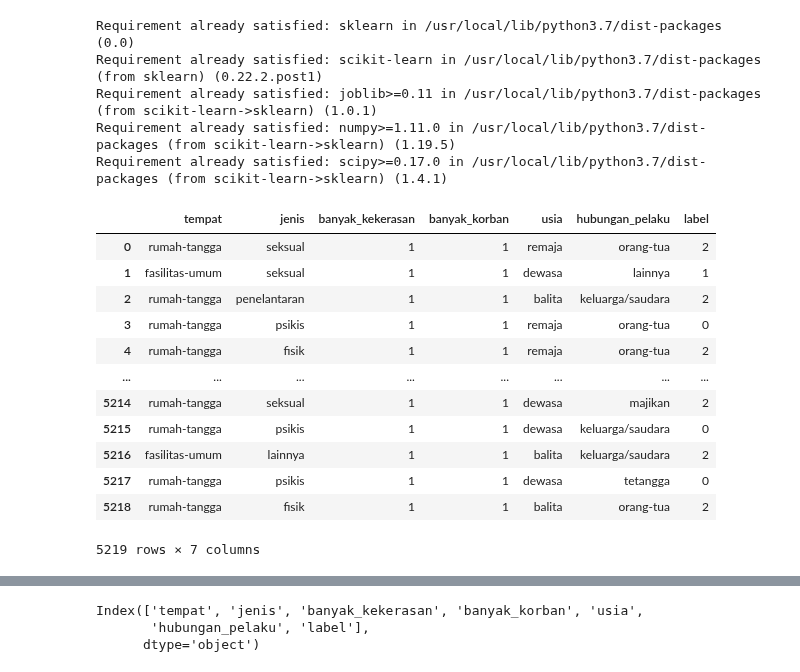
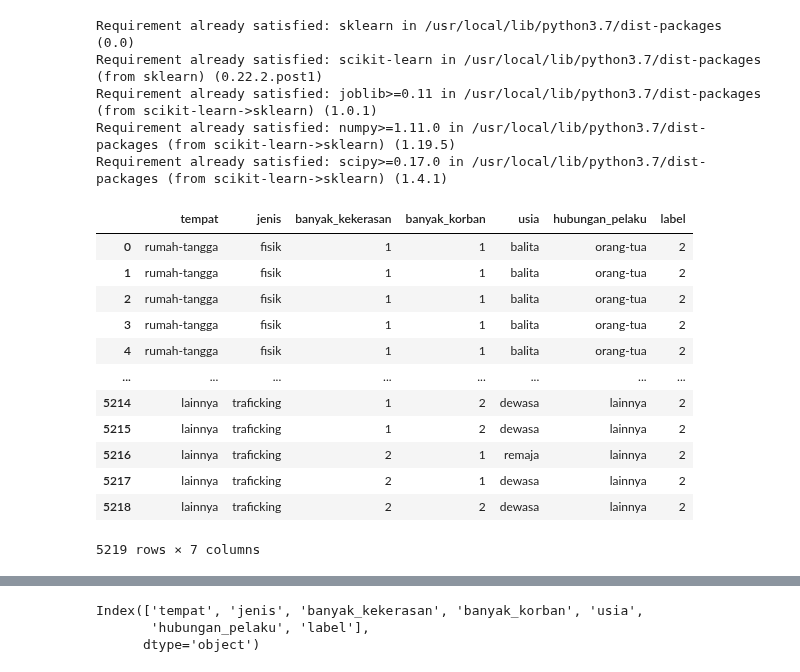
Before and after one commit to martinpdab/asapa, a Jupyter notebook: machine_learning.ipynb, the cells around one changed output, grey strips where cells are left out. Cells and saved outputs as stored; diff of their text form; code cells hidden in the pictures.

```diff
--- a/machine_learning.ipynb
+++ b/machine_learning.ipynb
@@ -26,18 +26,19 @@ from sklearn.model_selection import train_test_split
 # %%
-URL = 'https://raw.githubusercontent.com/martinpdab/asapa/main/dataset/dataset-kasus-shuffled%20(1).csv'
+#using new dataset
+URL = 'https://raw.githubusercontent.com/martinpdab/asapa/main/dataset/New%20Dataset%20Kasus%20Kekerasan.csv'
 dataframe = pd.read_csv(URL)
 dataframe
 # %% [output]
 |  | tempat | jenis | banyak_kekerasan | banyak_korban | usia | hubungan_pelaku | label |
-| 0 | rumah-tangga | seksual | 1 | 1 | remaja | orang-tua | 2 |
-| 1 | fasilitas-umum | seksual | 1 | 1 | dewasa | lainnya | 1 |
-| 2 | rumah-tangga | penelantaran | 1 | 1 | balita | keluarga/saudara | 2 |
-| 3 | rumah-tangga | psikis | 1 | 1 | remaja | orang-tua | 0 |
-| 4 | rumah-tangga | fisik | 1 | 1 | remaja | orang-tua | 2 |
+| 0 | rumah-tangga | fisik | 1 | 1 | balita | orang-tua | 2 |
+| 1 | rumah-tangga | fisik | 1 | 1 | balita | orang-tua | 2 |
+| 2 | rumah-tangga | fisik | 1 | 1 | balita | orang-tua | 2 |
+| 3 | rumah-tangga | fisik | 1 | 1 | balita | orang-tua | 2 |
+| 4 | rumah-tangga | fisik | 1 | 1 | balita | orang-tua | 2 |
 | ... | ... | ... | ... | ... | ... | ... | ... |
-| 5214 | rumah-tangga | seksual | 1 | 1 | dewasa | majikan | 2 |
-| 5215 | rumah-tangga | psikis | 1 | 1 | dewasa | keluarga/saudara | 0 |
-| 5216 | fasilitas-umum | lainnya | 1 | 1 | balita | keluarga/saudara | 2 |
-| 5217 | rumah-tangga | psikis | 1 | 1 | dewasa | tetangga | 0 |
-| 5218 | rumah-tangga | fisik | 1 | 1 | balita | orang-tua | 2 |
+| 5214 | lainnya | traficking | 1 | 2 | dewasa | lainnya | 2 |
+| 5215 | lainnya | traficking | 1 | 2 | dewasa | lainnya | 2 |
+| 5216 | lainnya | traficking | 2 | 1 | remaja | lainnya | 2 |
+| 5217 | lainnya | traficking | 2 | 1 | dewasa | lainnya | 2 |
+| 5218 | lainnya | traficking | 2 | 2 | dewasa | lainnya | 2 |
 5219 rows × 7 columns
```
Also changed, not shown: parts of 8 cells of this notebook.
